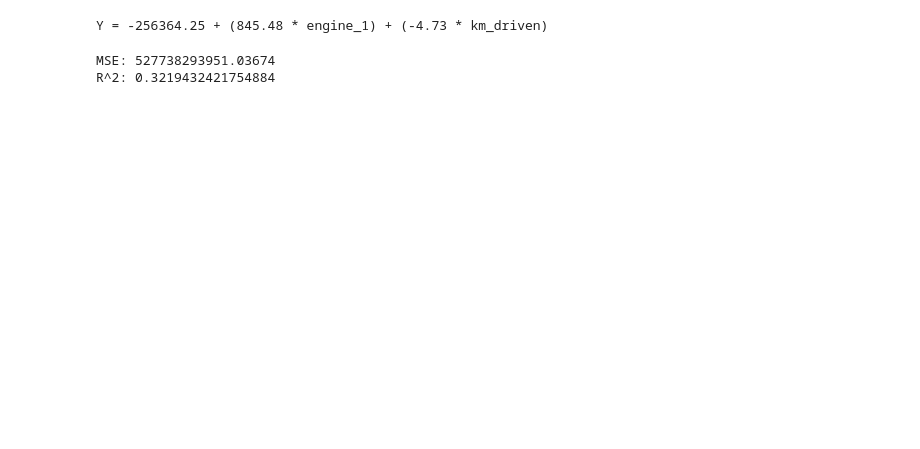
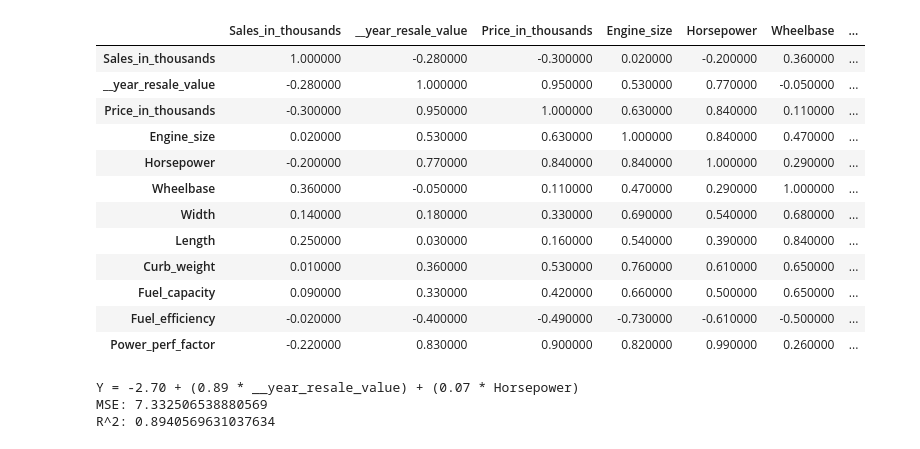
Before and after one commit to ijarpa/Data_Proyects, a Jupyter notebook: ETL - Car_sales_prediction/power_bi.ipynb, the cells around one changed output. Saved outputs shown, nothing was run; the diff lists cells and outputs as text; code cells hidden in the pictures; blank space fills up the shorter version.

```diff
--- a/ETL - Car_sales_prediction/power_bi.ipynb
+++ b/ETL - Car_sales_prediction/power_bi.ipynb
@@ -25,7 +32,28 @@ df.head()
+# %%
+# CORRELATION
+corr_matrix = df[['Sales_in_thousands', '__year_resale_value', 'Price_in_thousands',
+       'Engine_size', 'Horsepower', 'Wheelbase', 'Width', 'Length',
+       'Curb_weight', 'Fuel_capacity', 'Fuel_efficiency', 'Power_perf_factor']].corr().round(2)
+
+corr_matrix.style.background_gradient(cmap='Blues')
+# %% [output]
+|  | Sales_in_thousands | __year_resale_value | Price_in_thousands | Engine_size | Horsepower | Wheelbase | ... |
+| Sales_in_thousands | 1.000000 | -0.280000 | -0.300000 | 0.020000 | -0.200000 | 0.360000 | ... |
+| __year_resale_value | -0.280000 | 1.000000 | 0.950000 | 0.530000 | 0.770000 | -0.050000 | ... |
+| Price_in_thousands | -0.300000 | 0.950000 | 1.000000 | 0.630000 | 0.840000 | 0.110000 | ... |
+| Engine_size | 0.020000 | 0.530000 | 0.630000 | 1.000000 | 0.840000 | 0.470000 | ... |
+| Horsepower | -0.200000 | 0.770000 | 0.840000 | 0.840000 | 1.000000 | 0.290000 | ... |
+| Wheelbase | 0.360000 | -0.050000 | 0.110000 | 0.470000 | 0.290000 | 1.000000 | ... |
+| Width | 0.140000 | 0.180000 | 0.330000 | 0.690000 | 0.540000 | 0.680000 | ... |
+| Length | 0.250000 | 0.030000 | 0.160000 | 0.540000 | 0.390000 | 0.840000 | ... |
+| Curb_weight | 0.010000 | 0.360000 | 0.530000 | 0.760000 | 0.610000 | 0.650000 | ... |
+| Fuel_capacity | 0.090000 | 0.330000 | 0.420000 | 0.660000 | 0.500000 | 0.650000 | ... |
+| Fuel_efficiency | -0.020000 | -0.400000 | -0.490000 | -0.730000 | -0.610000 | -0.500000 | ... |
+| Power_perf_factor | -0.220000 | 0.830000 | 0.900000 | 0.820000 | 0.990000 | 0.260000 | ... |
 # %%
 # Definir la variable dependiente y las variables independientes
-X = df[['engine_1', 'km_driven']]
-Y = df['selling_price']
+X = df[['__year_resale_value', 'Horsepower', 'Engine_size', 'Power_perf_factor', 'Fuel_efficiency']]
+Y = df['Price_in_thousands']
 
 # Crear un modelo de regresión lineal
 model = LinearRegression()
@@ -44,28 +72,26 @@ variables = X.columns
 formula = f"Y = {intercept:.2f}"
 for var, coef in zip(variables, coefficients):
     formula += f" + ({coef:.2f} * {var})"
-
 # Mostrar la fórmula
 print(formula)
+
+# Dividir el conjunto de datos en conjuntos de entrenamiento y prueba
+X_train, X_test, Y_train, Y_test = train_test_split(X, Y, test_size=0.2, random_state=42)
+
+# Crear un modelo de regresión lineal
+model = LinearRegression()
+
+# Ajustar el modelo a los datos de entrenamiento
+model.fit(X_train, Y_train)
+
+# Predecir las calificaciones para los datos de prueba
+Y_pred = model.predict(X_test)
+# Evaluar el modelo
+mse = mean_squared_error(Y_test, Y_pred)
+r2 = r2_score(Y_test, Y_pred)
+print("MSE:", mse)
+print("R^2:", r2)
 # %% [output]
-Y = -256364.25 + (845.48 * engine_1) + (-4.73 * km_driven)
+Y = -2.70 + (0.89 * __year_resale_value) + (0.07 * Horsepower)
+MSE: 7.332506538880569
+R^2: 0.8940569631037634
-# %%
-# Dividir el conjunto de datos en conjuntos de entrenamiento y prueba
-X_train, X_test, Y_train, Y_test = train_test_split(X, Y, test_size=0.2, random_state=42)
-
-# Crear un modelo de regresión lineal
-model = LinearRegression()
-
-# Ajustar el modelo a los datos de entrenamiento
-model.fit(X_train, Y_train)
-
-# Predecir las calificaciones para los datos de prueba
-Y_pred = model.predict(X_test)
-# Evaluar el modelo
-mse = mean_squared_error(Y_test, Y_pred)
-r2 = r2_score(Y_test, Y_pred)
-print("MSE:", mse)
-print("R^2:", r2)
-# %% [output]
-MSE: 527738293951.03674
-R^2: 0.3219432421754884
```
Also changed, not shown: parts of 7 cells of this notebook, 6 other files.
